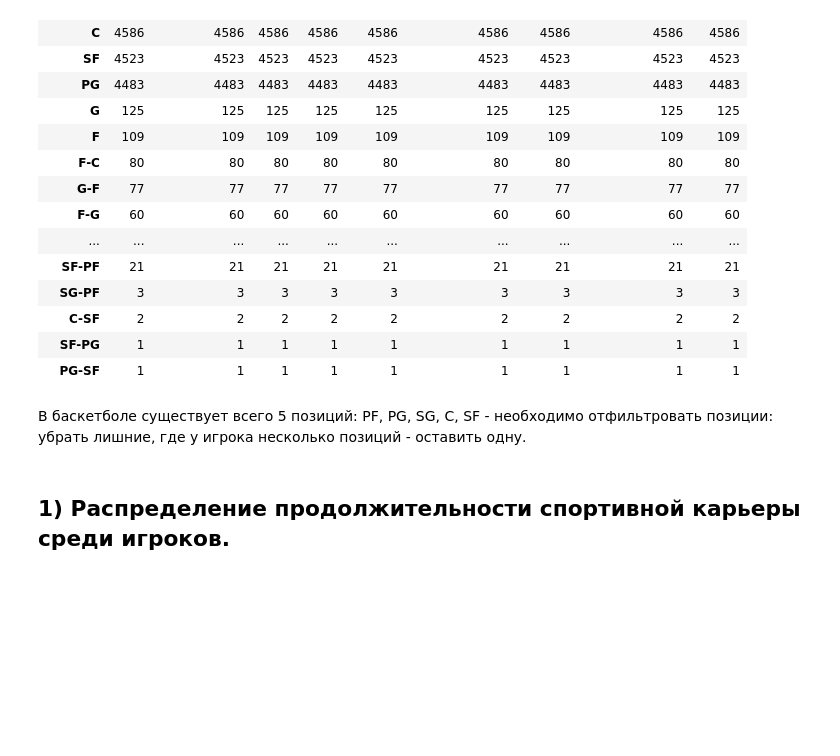
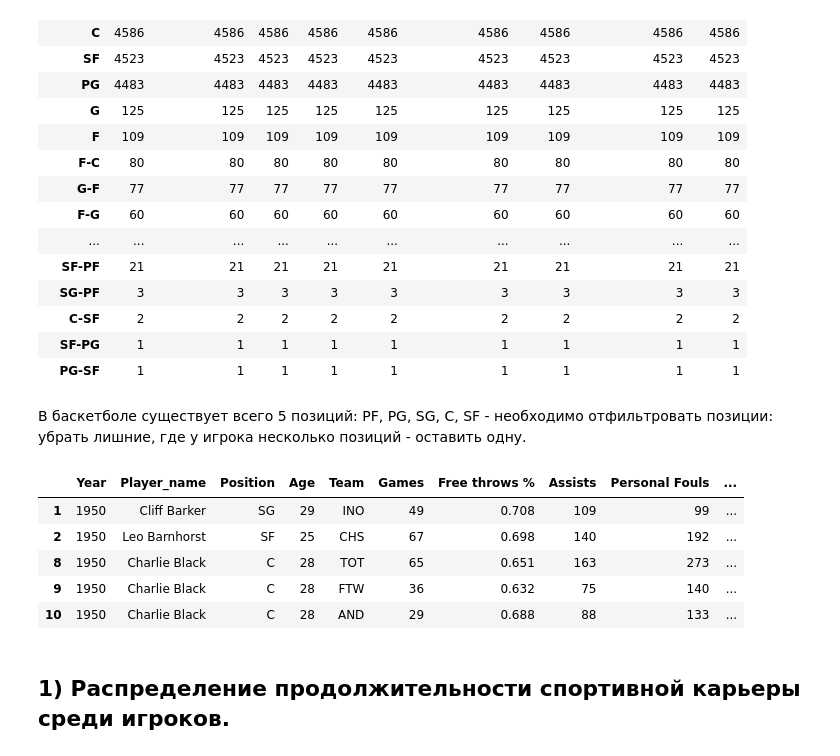
Before and after one commit to SergeyYVP/Python_DZ, a Jupyter notebook: python_dz_8.ipynb, the cells around one changed output. Drawn from its saved outputs; the diff is of its cells as text; code cells hidden in the pictures; blank space fills up the shorter version.

```diff
--- a/python_dz_8.ipynb
+++ b/python_dz_8.ipynb
@@ -133,6 +138,15 @@ positions = {'PF':'PF', 'SG':'SG', 'C':'C', 'SF':'SF', 'PG':'PG', 'G-F':None,
 seasons_df['Position'] = seasons_df['Position'].map(positions)
 seasons_df['Points_per_game'] = seasons_df['Points']/seasons_df['Games']
 seasons_df.dropna(inplace=True)
+# %%
+seasons_df.head()
+# %% [output]
+|  | Year | Player_name | Position | Age | Team | Games | Free throws % | Assists | Personal Fouls | ... |
+| 1 | 1950 | Cliff Barker | SG | 29 | INO | 49 | 0.708 | 109 | 99 | ... |
+| 2 | 1950 | Leo Barnhorst | SF | 25 | CHS | 67 | 0.698 | 140 | 192 | ... |
+| 8 | 1950 | Charlie Black | C | 28 | TOT | 65 | 0.651 | 163 | 273 | ... |
+| 9 | 1950 | Charlie Black | C | 28 | FTW | 36 | 0.632 | 75 | 140 | ... |
+| 10 | 1950 | Charlie Black | C | 28 | AND | 29 | 0.688 | 88 | 133 | ... |
 # %% [markdown]
 ## 1) Распределение продолжительности спортивной карьеры среди игроков.
 # %%
```
Also changed, not shown: parts of 6 cells of this notebook.
